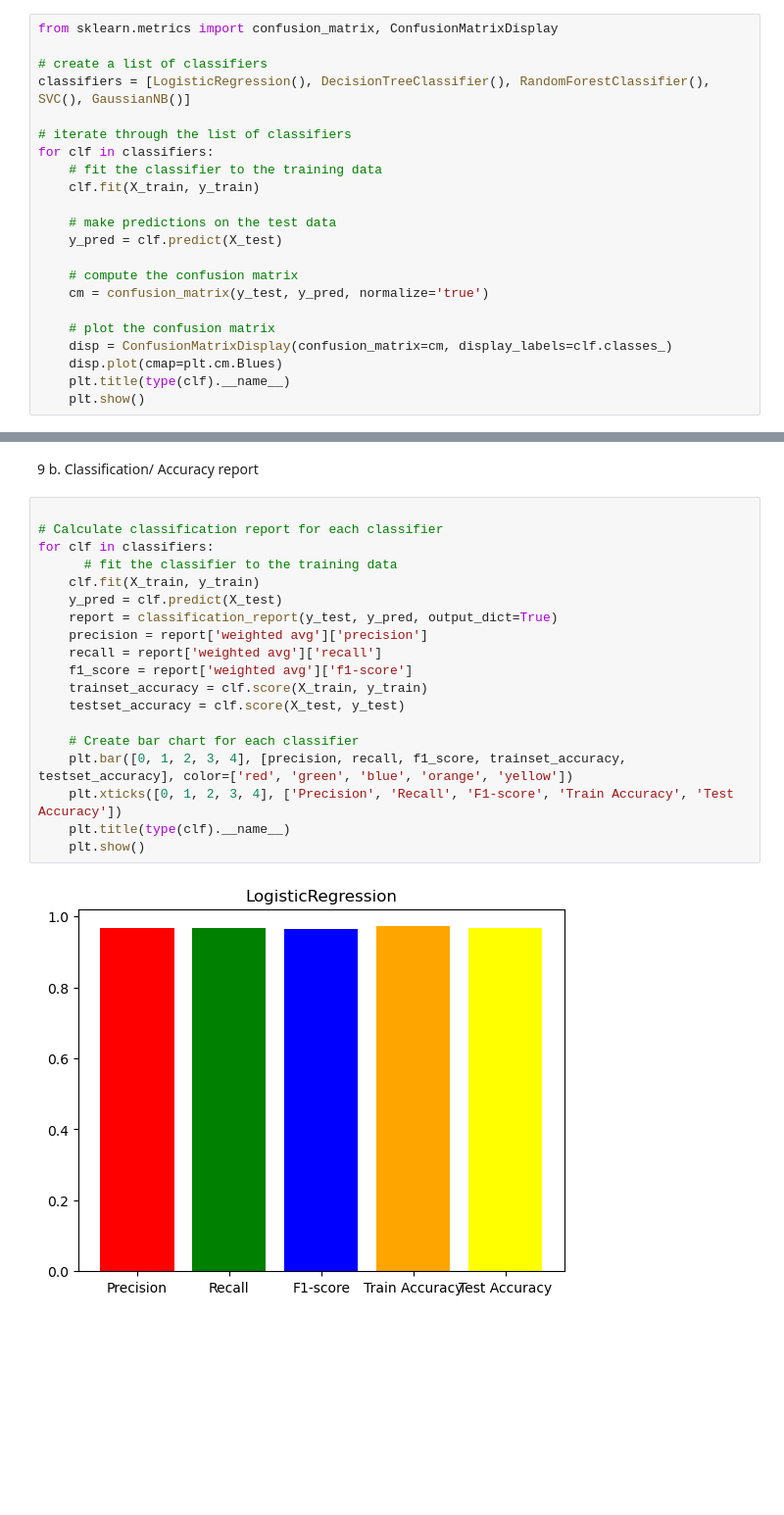
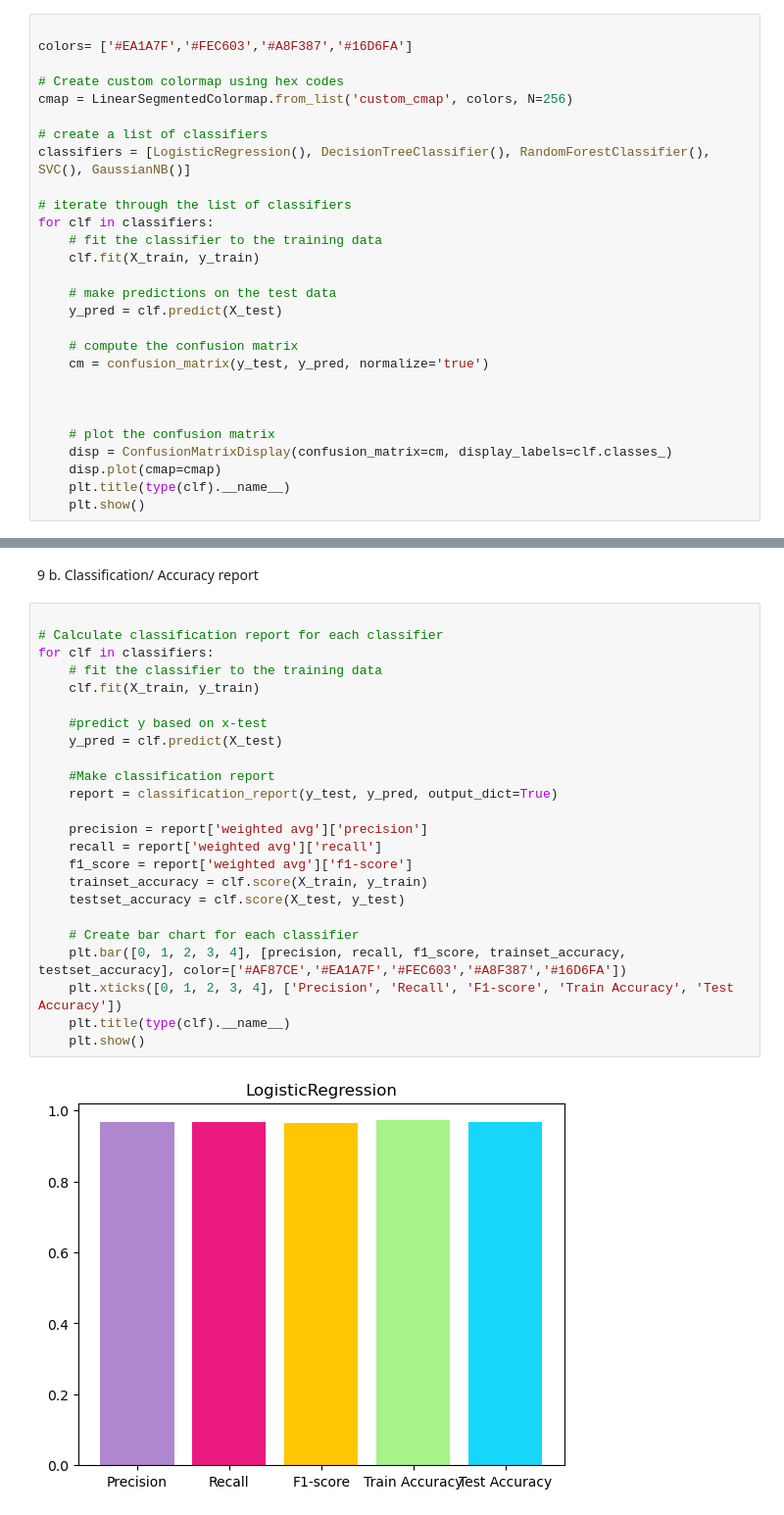
Before and after one commit to rajinipreethajohn/SPAM_classifier, a Jupyter notebook: SpamClassifier.ipynb, the cells around one changed output, grey strips where cells are left out. Shown: that part at 98% size. Saved outputs shown, nothing was run; the diff lists cells and outputs as text; blank space fills up the shorter version.

```diff
--- a/SpamClassifier.ipynb
+++ b/SpamClassifier.ipynb
@@ -339,7 +340,11 @@ STEP 9 : EVALUATING MODELS
 # %% [markdown]
 9 a. Confusion matrix
 # %%
-from sklearn.metrics import confusion_matrix, ConfusionMatrixDisplay
+
+colors= ['#EA1A7F','#FEC603','#A8F387','#16D6FA']
+
+# Create custom colormap using hex codes
+cmap = LinearSegmentedColormap.from_list('custom_cmap', colors, N=256)
 
 # create a list of classifiers
 classifiers = [LogisticRegression(), DecisionTreeClassifier(), RandomForestClassifier(), SVC(), GaussianNB()]
@@ -355,9 +360,11 @@ for clf in classifiers:
     # compute the confusion matrix
     cm = confusion_matrix(y_test, y_pred, normalize='true')
 
+
+
     # plot the confusion matrix
     disp = ConfusionMatrixDisplay(confusion_matrix=cm, display_labels=clf.classes_)
-    disp.plot(cmap=plt.cm.Blues)
+    disp.plot(cmap=cmap)
     plt.title(type(clf).__name__)
     plt.show()
 # %% [output]
@@ -371,21 +378,26 @@ for clf in classifiers:
 # %%
 
 # Calculate classification report for each classifier
 for clf in classifiers:
-      # fit the classifier to the training data
+    # fit the classifier to the training data
     clf.fit(X_train, y_train)
+
+    #predict y based on x-test
     y_pred = clf.predict(X_test)
+
+    #Make classification report
     report = classification_report(y_test, y_pred, output_dict=True)
+
     precision = report['weighted avg']['precision']
     recall = report['weighted avg']['recall']
     f1_score = report['weighted avg']['f1-score']
     trainset_accuracy = clf.score(X_train, y_train)
     testset_accuracy = clf.score(X_test, y_test)
 
     # Create bar chart for each classifier
-    plt.bar([0, 1, 2, 3, 4], [precision, recall, f1_score, trainset_accuracy, testset_accuracy], color=['red', 'green', 'blue', 'orange', 'yellow'])
+    plt.bar([0, 1, 2, 3, 4], [precision, recall, f1_score, trainset_accuracy, testset_accuracy], color=['#AF87CE','#EA1A7F','#FEC603','#A8F387','#16D6FA'])
     plt.xticks([0, 1, 2, 3, 4], ['Precision', 'Recall', 'F1-score', 'Train Accuracy', 'Test Accuracy'])
     plt.title(type(clf).__name__)
     plt.show()
 # %% [output]
-[figure, old version]
+[figure, new version]
```
Also changed, not shown: parts of 3 cells of this notebook.
